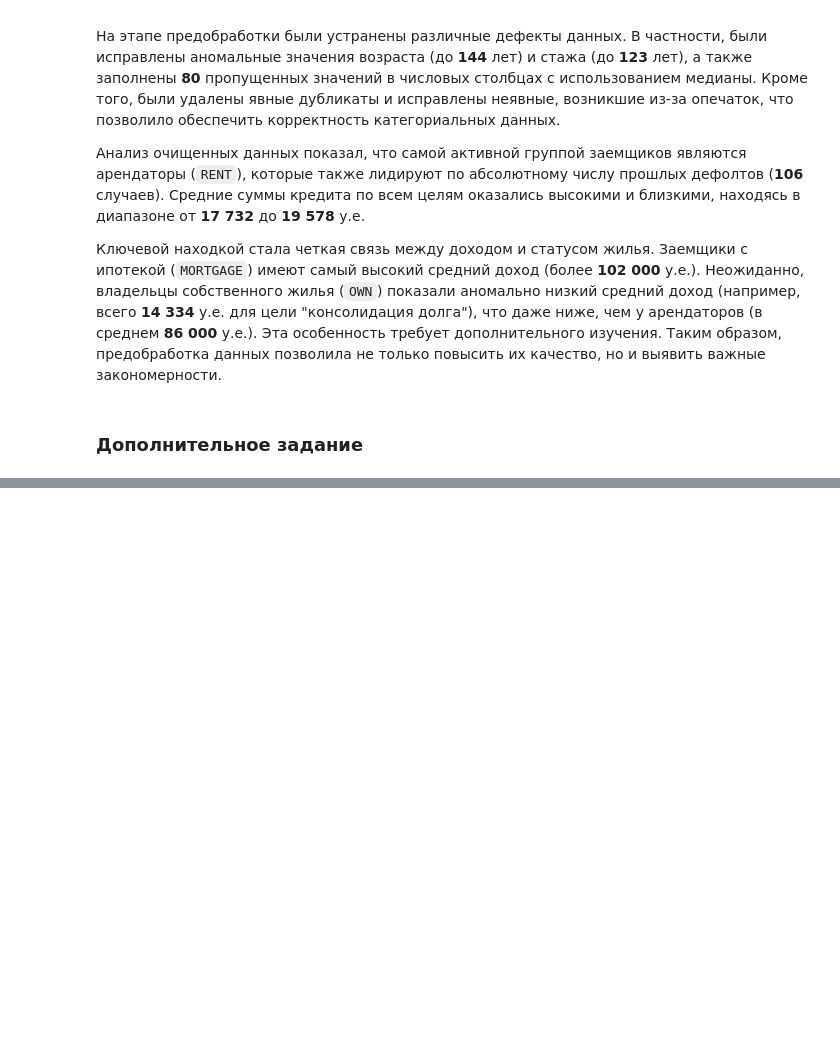
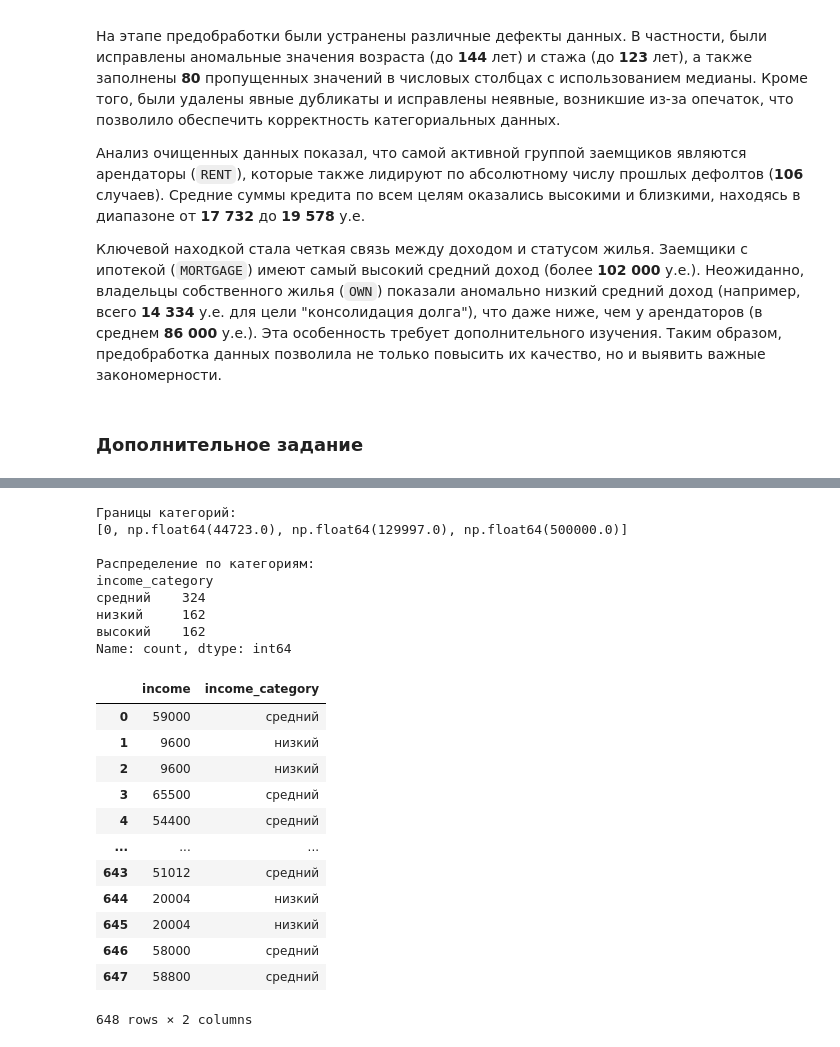
Before and after one commit to cocahonka/suai-data-science-labs, a Jupyter notebook: lab1/ЛР1_Мясников_7.ipynb, the cells around one changed output, grey strips where cells are left out. Drawn from its saved outputs; the diff is of its cells as text; code cells hidden in the pictures; blank space fills up the shorter version.

```diff
--- a/lab1/ЛР1_Мясников_7.ipynb
+++ b/lab1/ЛР1_Мясников_7.ipynb
@@ -581,0 +584,5 @@ task4_pivot
+# %%
+# Выводим описательную статистику для столбца income
+income_stats = df['income'].describe()
+print("Описательная статистика дохода:")
+income_stats
@@ -581,0 +600,50 @@ task4_pivot
+# %%
+# Определяем границы категорий на основне описательной статистике
+# Хотя я бы лучше разбил на 0.33 и 0.66 перцентили, но раз задача стоит выполнить фильтрацию по 'описательной статистике'
+# То сделаем по предоставленным данным из describe
+# Можно было бы использовать еще и qcut
+low_income = income_stats['25%']
+high_income = income_stats['75%']
+max_income = income_stats['max']
+
+# Создаем категории
+bins = [0, low_income, high_income, max_income]
+print("\nГраницы категорий:")
+print(bins)
+
+labels = ['низкий', 'средний', 'высокий']
+
+df['income_category'] = pd.cut(
+    df['income'],
+    bins=bins,
+    labels=labels,
+    include_lowest=True
+)
+
+print("\nРаспределение по категориям:")
+print(df['income_category'].value_counts())
+
+df[['income', 'income_category']]
+# %% [output]
+Границы категорий:
+[0, np.float64(44723.0), np.float64(129997.0), np.float64(500000.0)]
+
+Распределение по категориям:
+income_category
+средний    324
+низкий     162
+высокий    162
+Name: count, dtype: int64
+|  | income | income_category |
+| 0 | 59000 | средний |
+| 1 | 9600 | низкий |
+| 2 | 9600 | низкий |
+| 3 | 65500 | средний |
+| 4 | 54400 | средний |
+| ... | ... | ... |
+| 643 | 51012 | средний |
+| 644 | 20004 | низкий |
+| 645 | 20004 | низкий |
+| 646 | 58000 | средний |
+| 647 | 58800 | средний |
+648 rows × 2 columns
```
Also changed, not shown: parts of 13 cells of this notebook.
